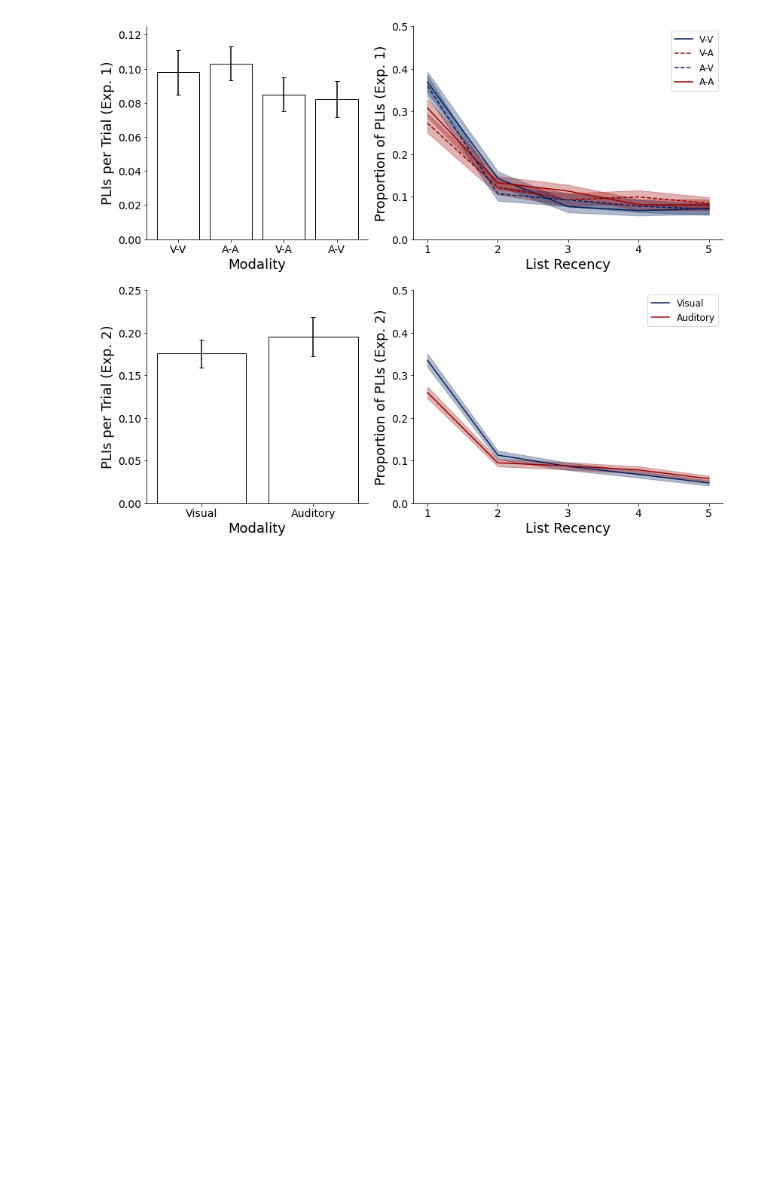
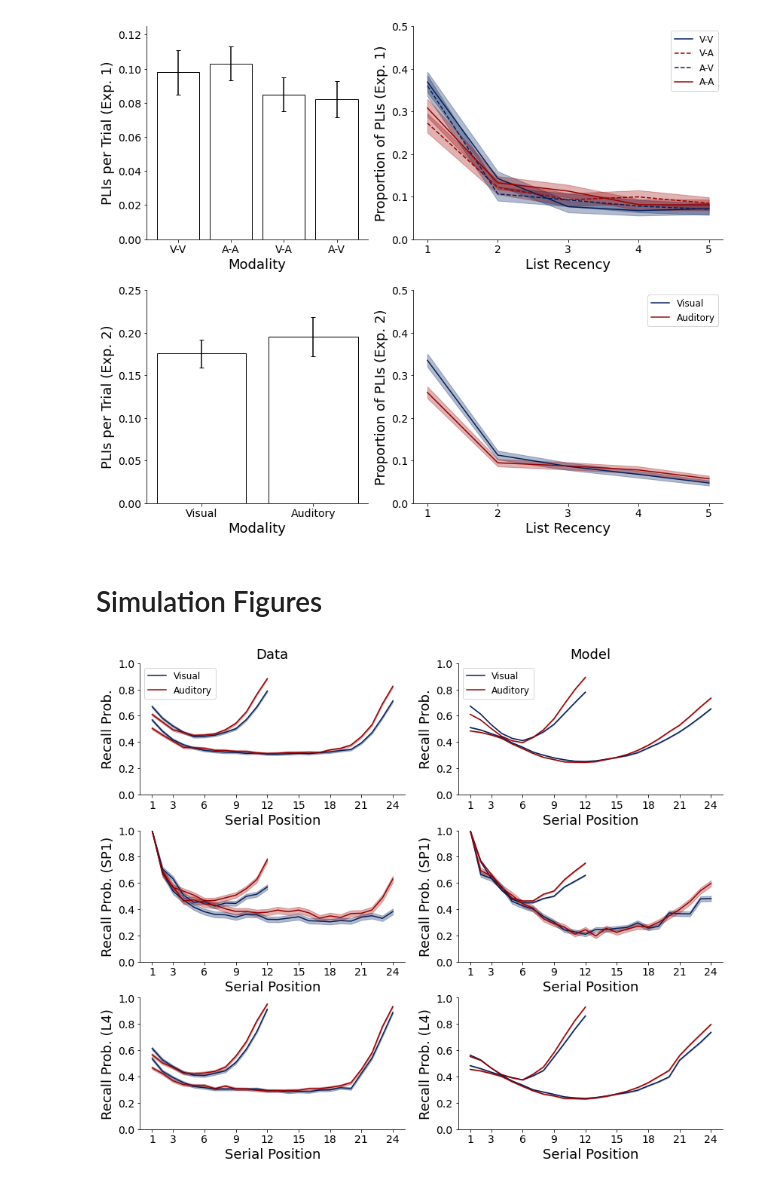
Before and after one commit to jpazdera/PazdKaha22, a Jupyter notebook: Analysis/Poster Plotting.ipynb, the cells around one changed output. Saved outputs shown, nothing was run; the diff lists cells and outputs as text; code cells hidden in the pictures; blank space fills up the shorter version.

Commit message:
Added simulation figure plotting

```diff
--- a/Analysis/Poster Plotting.ipynb
+++ b/Analysis/Poster Plotting.ipynb
@@ -295,3 +296,5 @@ intrusions(means1, sems1, means2, sems2)
 plt.savefig('poster_figures/intrusions.svg')
 # %% [output]
 [figure]
+# %% [markdown]
+# Simulation Figures
@@ -297,0 +574,5 @@ plt.savefig('poster_figures/intrusions.svg')
+# %%
+plot_sim2(all_dv, all_da, all_mv, all_ma, xticks=[1, 3, 6, 9, 12, 15, 18, 21, 24])
+plt.gcf().savefig('poster_figures/modality_sim.svg')
+# %% [output]
+[figure, added]
```
Also changed, not shown: parts of 7 cells of this notebook, 12 other files.
